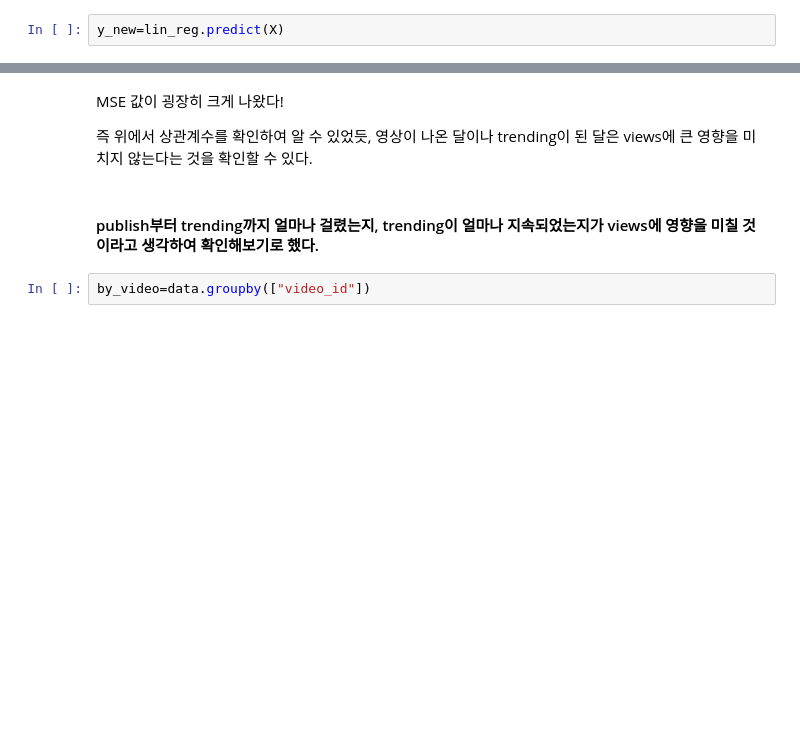
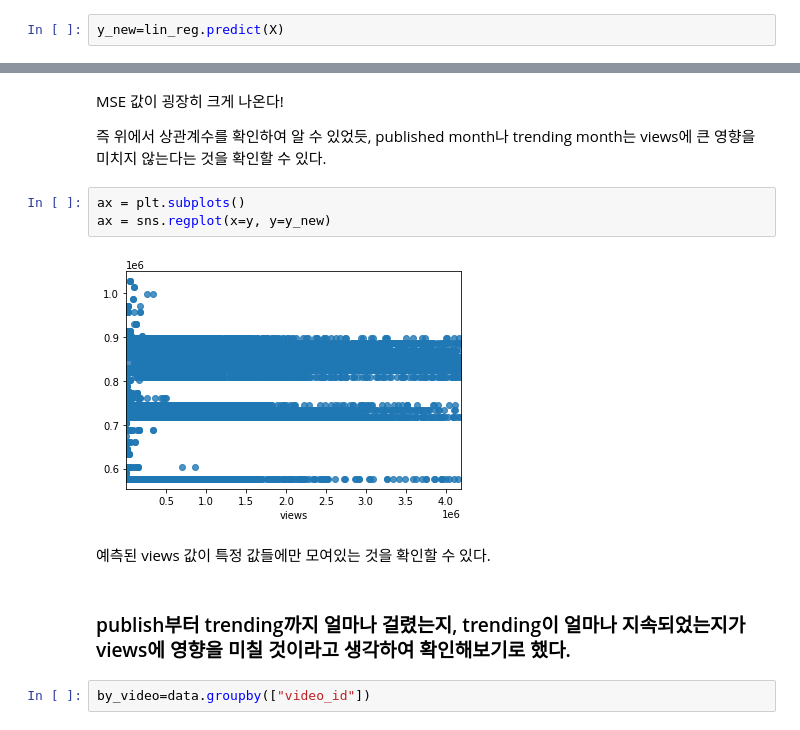
Before and after one commit to seorimy/ESAAPROJECT, a Jupyter notebook: 유튜브 데이터 분석_2조.ipynb, the cells around one changed output, grey strips where cells are left out. Drawn from its saved outputs; the diff is of its cells as text; blank space fills up the shorter version.

```diff
--- a/유튜브 데이터 분석_2조.ipynb
+++ b/유튜브 데이터 분석_2조.ipynb
@@ -696,9 +723,16 @@ Mean_Squared_Error =  745300290522.4966
 # %% [markdown]
-MSE 값이 굉장히 크게 나왔다!
+MSE 값이 굉장히 크게 나온다!
 
-즉 위에서 상관계수를 확인하여 알 수 있었듯, 영상이 나온 달이나 trending이 된 달은 views에 큰 영향을 미치지 않는다는 것을 확인할 수 있다.
+즉 위에서 상관계수를 확인하여 알 수 있었듯, published month나 trending month는 views에 큰 영향을 미치지 않는다는 것을 확인할 수 있다.
+# %%
+ax = plt.subplots()
+ax = sns.regplot(x=y, y=y_new)
+# %% [output]
+[figure, added]
+# %% [markdown]
+예측된 views 값이 특정 값들에만 모여있는 것을 확인할 수 있다.
 # %% [markdown]
-#### publish부터 trending까지 얼마나 걸렸는지, trending이 얼마나 지속되었는지가 views에 영향을 미칠 것이라고 생각하여 확인해보기로 했다.
+### publish부터 trending까지 얼마나 걸렸는지, trending이 얼마나 지속되었는지가 views에 영향을 미칠 것이라고 생각하여 확인해보기로 했다.
 # %%
 by_video=data.groupby(["video_id"])
 # %%
```
Also changed, not shown: parts of 17 cells of this notebook.
